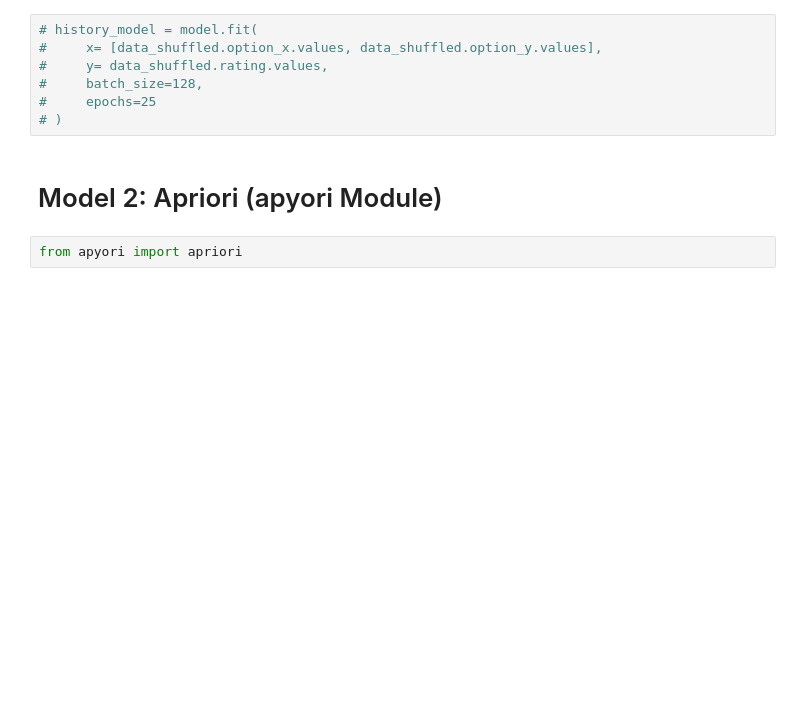
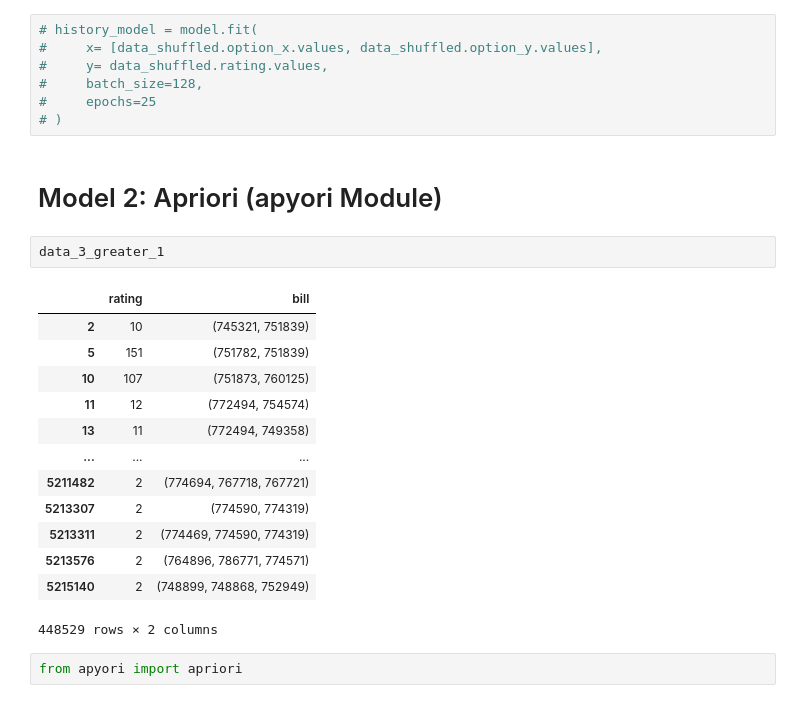
Before and after one commit to melihkacaman/Option-Matrix-Factorization, a Jupyter notebook: notebooks/03. Model Creation.ipynb, the cells around one changed output. Cells and saved outputs as stored; diff of their text form; blank space fills up the shorter version.

```diff
--- a/notebooks/03. Model Creation.ipynb
+++ b/notebooks/03. Model Creation.ipynb
@@ -164,6 +164,22 @@ model.compile(
 # )
 # %% [markdown]
 # Model 2: Apriori (apyori Module)
+# %%
+data_3_greater_1
+# %% [output]
+|  | rating | bill |
+| 2 | 10 | (745321, 751839) |
+| 5 | 151 | (751782, 751839) |
+| 10 | 107 | (751873, 760125) |
+| 11 | 12 | (772494, 754574) |
+| 13 | 11 | (772494, 749358) |
+| ... | ... | ... |
+| 5211482 | 2 | (774694, 767718, 767721) |
+| 5213307 | 2 | (774590, 774319) |
+| 5213311 | 2 | (774469, 774590, 774319) |
+| 5213576 | 2 | (764896, 786771, 774571) |
+| 5215140 | 2 | (748899, 748868, 752949) |
+448529 rows × 2 columns
 # %%
 from apyori import apriori
 # %%
```
Also changed, not shown: parts of 2 cells of this notebook, 1 other file.
